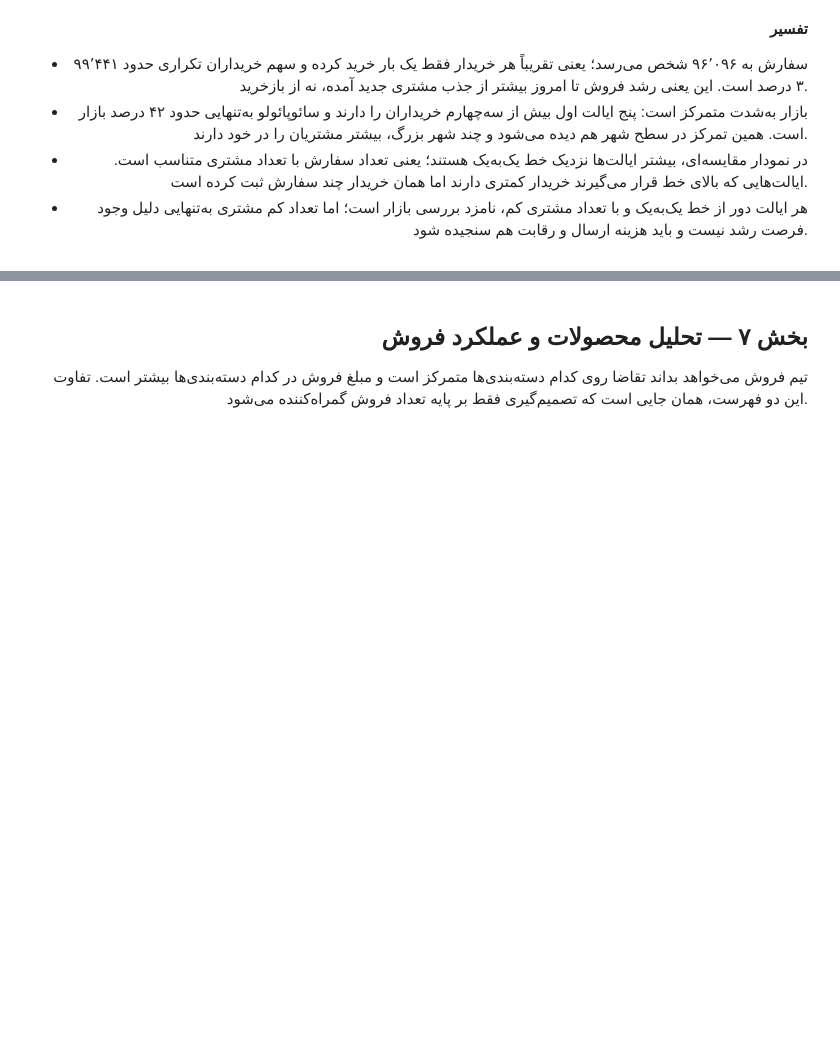
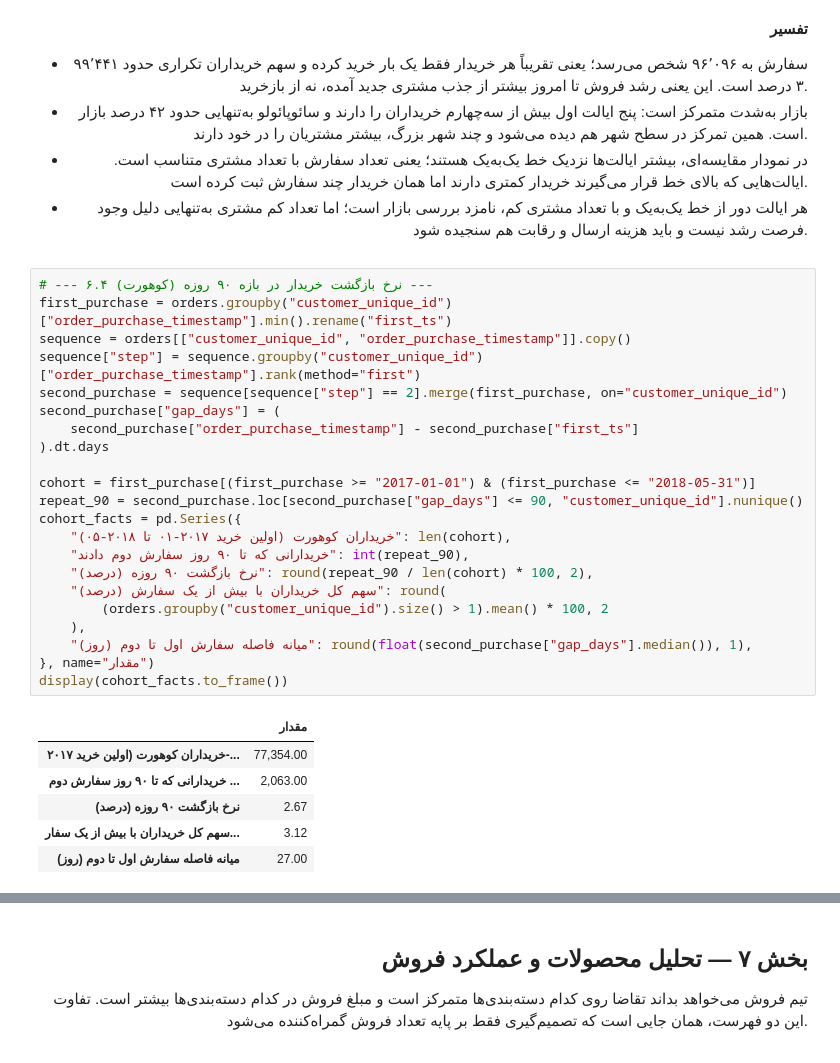
Before and after one commit to arashamgit/olist-pro, a Jupyter notebook: notebooks/olist_full_analysis.ipynb, the cells around one changed output, grey strips where cells are left out. Saved outputs shown, nothing was run; the diff lists cells and outputs as text; blank space fills up the shorter version.

```diff
--- a/notebooks/olist_full_analysis.ipynb
+++ b/notebooks/olist_full_analysis.ipynb
@@ -862,3 +862,32 @@ plt.show()
   مشتری به‌تنهایی دلیل وجود فرصت رشد نیست و باید هزینه ارسال و رقابت هم سنجیده شود.
 
 </div>
+# %%
+# --- ۶.۴ نرخ بازگشت خریدار در بازه ۹۰ روزه (کوهورت) ---
+first_purchase = orders.groupby("customer_unique_id")["order_purchase_timestamp"].min().rename("first_ts")
+sequence = orders[["customer_unique_id", "order_purchase_timestamp"]].copy()
+sequence["step"] = sequence.groupby("customer_unique_id")["order_purchase_timestamp"].rank(method="first")
+second_purchase = sequence[sequence["step"] == 2].merge(first_purchase, on="customer_unique_id")
+second_purchase["gap_days"] = (
+    second_purchase["order_purchase_timestamp"] - second_purchase["first_ts"]
+).dt.days
+
+cohort = first_purchase[(first_purchase >= "2017-01-01") & (first_purchase <= "2018-05-31")]
+repeat_90 = second_purchase.loc[second_purchase["gap_days"] <= 90, "customer_unique_id"].nunique()
+cohort_facts = pd.Series({
+    "خریداران کوهورت (اولین خرید ۲۰۱۷-۰۱ تا ۲۰۱۸-۰۵)": len(cohort),
+    "خریدارانی که تا ۹۰ روز سفارش دوم دادند": int(repeat_90),
+    "نرخ بازگشت ۹۰ روزه (درصد)": round(repeat_90 / len(cohort) * 100, 2),
+    "سهم کل خریداران با بیش از یک سفارش (درصد)": round(
+        (orders.groupby("customer_unique_id").size() > 1).mean() * 100, 2
+    ),
+    "میانه فاصله سفارش اول تا دوم (روز)": round(float(second_purchase["gap_days"].median()), 1),
+}, name="مقدار")
+display(cohort_facts.to_frame())
+# %% [output]
+|  | مقدار |
+| خریداران کوهورت (اولین خرید ۲۰۱۷-... | 77,354.00 |
+| خریدارانی که تا ۹۰ روز سفارش دوم ... | 2,063.00 |
+| نرخ بازگشت ۹۰ روزه (درصد) | 2.67 |
+| سهم کل خریداران با بیش از یک سفار... | 3.12 |
+| میانه فاصله سفارش اول تا دوم (روز) | 27.00 |
```
Also changed, not shown: parts of 1 cell of this notebook, 2 other files.
